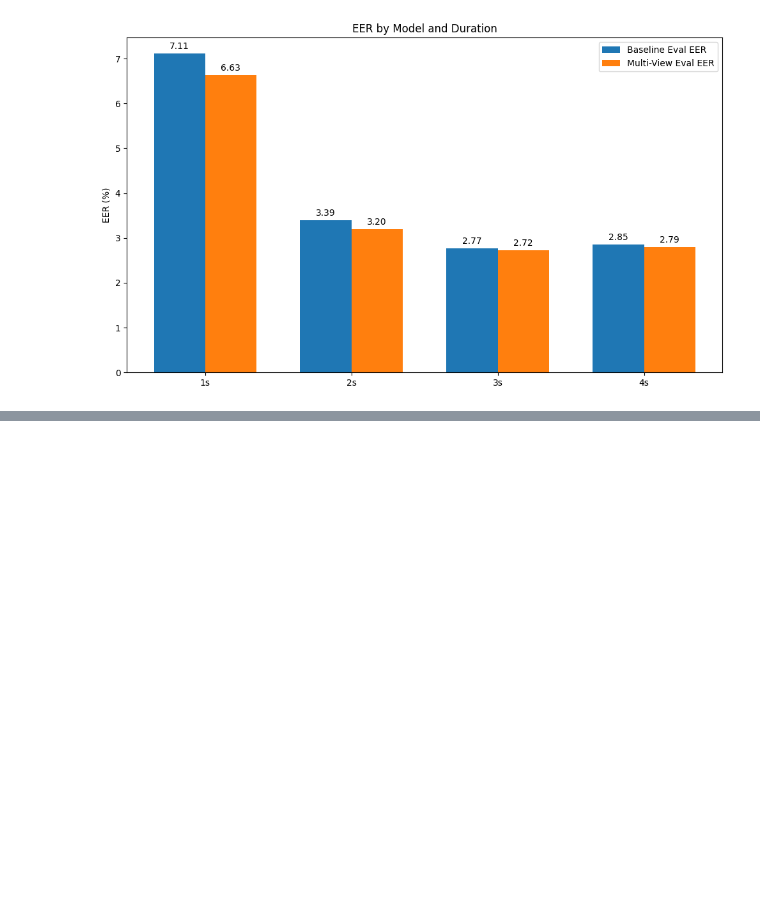
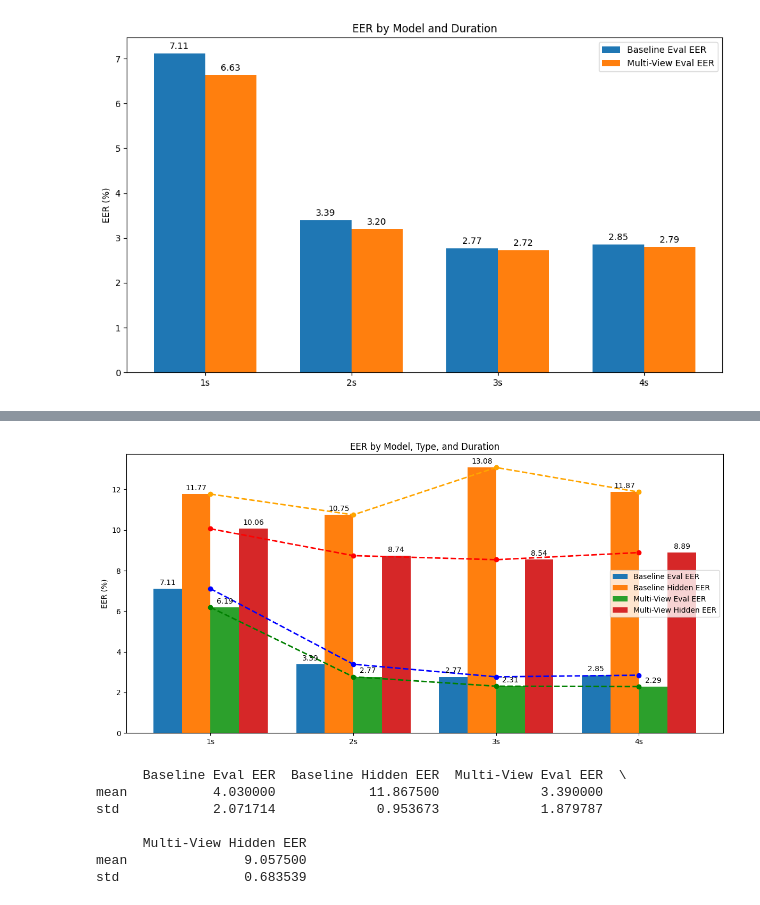
Before and after one commit to hungdinhxuan/Lightning-hydra, a Jupyter notebook: notebooks/visualize.ipynb, the cells around one changed output, grey strips where cells are left out. Cells and saved outputs as stored; diff of their text form; code cells hidden in the pictures; blank space fills up the shorter version.

```diff
--- a/notebooks/visualize.ipynb
+++ b/notebooks/visualize.ipynb
@@ -86,0 +130,76 @@ plt.show()
+# %%
+import matplotlib.pyplot as plt
+import numpy as np
+import pandas as pd
+
+# Data
+durations = ['1s', '2s', '3s', '4s']
+baseline_eval_eer = [7.11, 3.39, 2.77, 2.85]
+baseline_hidden_eer = [11.77, 10.75, 13.08, 11.87]
+multi_view_eval_eer = [6.19, 2.77, 2.31, 2.29]
+multi_view_hidden_eer = [10.06, 8.74, 8.54, 8.89]
+
+x = np.arange(len(durations))  # the label locations
+width = 0.2  # the width of the bars
+
+fig, ax = plt.subplots(figsize=(12, 6))
+
+# Plotting the bars
+rects1 = ax.bar(x - 1.5 * width, baseline_eval_eer, width, label='Baseline Eval EER')
+rects2 = ax.bar(x - 0.5 * width, baseline_hidden_eer, width, label='Baseline Hidden EER')
+rects3 = ax.bar(x + 0.5 * width, multi_view_eval_eer, width, label='Multi-View Eval EER')
+rects4 = ax.bar(x + 1.5 * width, multi_view_hidden_eer, width, label='Multi-View Hidden EER')
+
+# Add some text for labels, title and custom x-axis tick labels, etc.
+ax.set_ylabel('EER (%)')
+ax.set_title('EER by Model, Type, and Duration')
+ax.set_xticks(x)
+ax.set_xticklabels(durations)
+ax.legend()
+
+# Adding values on top of the bars
+def autolabel(rects):
+    for rect in rects:
+        height = rect.get_height()
+        ax.annotate(f'{height:.2f}',
+                    xy=(rect.get_x() + rect.get_width() / 2, height),
+                    xytext=(0, 3),  # 3 points vertical offset
+                    textcoords="offset points",
+                    ha='center', va='bottom')
+
+autolabel(rects1)
+autolabel(rects2)
+autolabel(rects3)
+autolabel(rects4)
+
+# Overlay line plot to show trends
+ax.plot(x, baseline_eval_eer, marker='o', color='blue', linestyle='dashed', linewidth=2, markersize=6, label='Baseline Eval EER Trend')
+ax.plot(x, baseline_hidden_eer, marker='o', color='orange', linestyle='dashed', linewidth=2, markersize=6, label='Baseline Hidden EER Trend')
+ax.plot(x, multi_view_eval_eer, marker='o', color='green', linestyle='dashed', linewidth=2, markersize=6, label='Multi-View Eval EER Trend')
+ax.plot(x, multi_view_hidden_eer, marker='o', color='red', linestyle='dashed', linewidth=2, markersize=6, label='Multi-View Hidden EER Trend')
+
+fig.tight_layout()
+
+plt.show()
+
+# Statistical Summary
+data = {
+    'Duration': durations,
+    'Baseline Eval EER': baseline_eval_eer,
+    'Baseline Hidden EER': baseline_hidden_eer,
+    'Multi-View Eval EER': multi_view_eval_eer,
+    'Multi-View Hidden EER': multi_view_hidden_eer
+}
+
+df = pd.DataFrame(data)
+summary = df.describe().loc[['mean', 'std']]
+print(summary)
+# %% [output]
+[figure, added]
+      Baseline Eval EER  Baseline Hidden EER  Multi-View Eval EER  \
+mean           4.030000            11.867500             3.390000
+std            2.071714             0.953673             1.879787
+
+      Multi-View Hidden EER
+mean               9.057500
+std                0.683539
```
Also changed, not shown: parts of 2 cells of this notebook, 21 other files.
